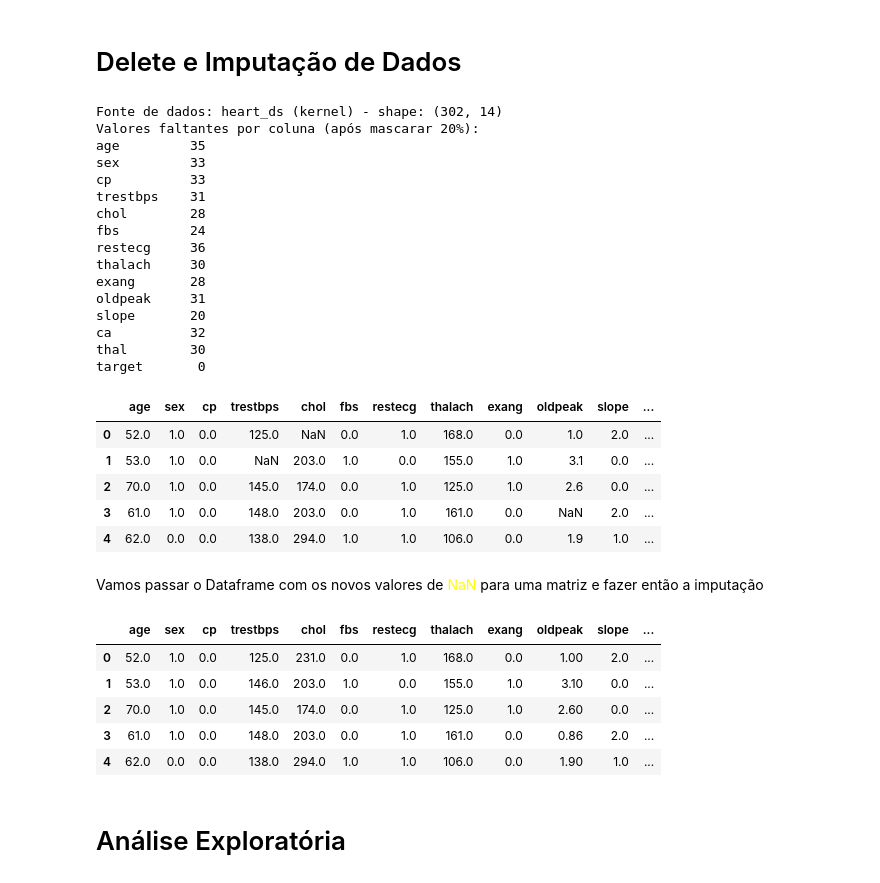
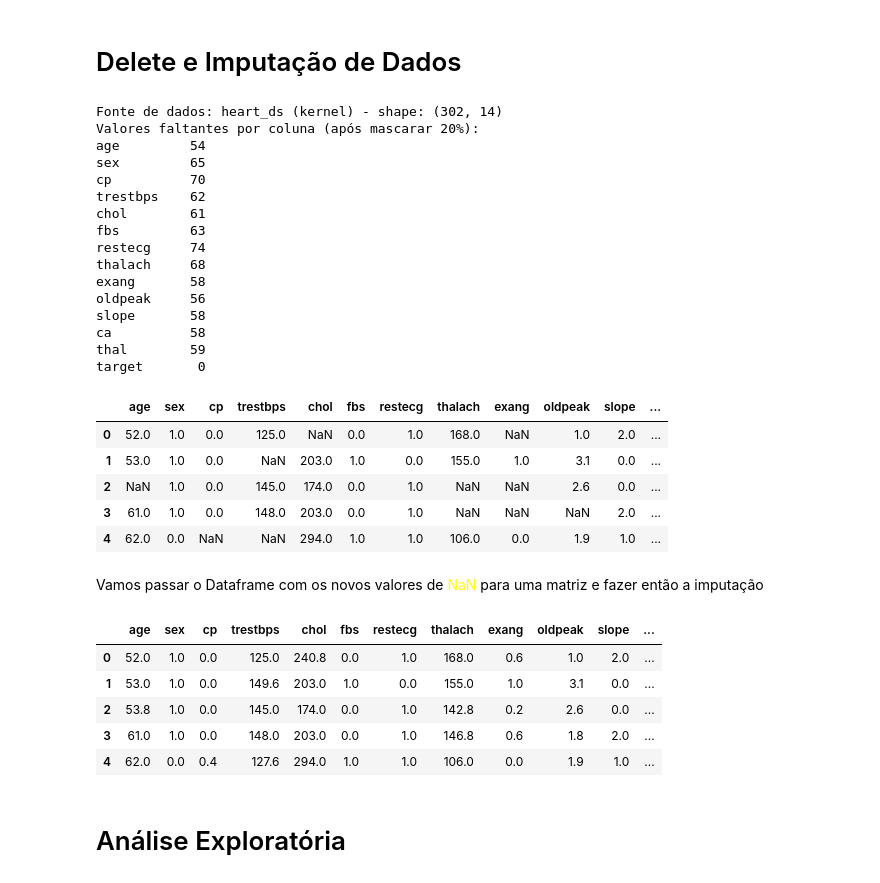
Before and after one commit to Igor-Roberto-Alves/Machine-Learning-1-Project-, a Jupyter notebook: Heart_DS_Complete.ipynb, the cells around one changed output. Cells and saved outputs as stored; diff of their text form; code cells hidden in the pictures.

```diff
--- a/Heart_DS_Complete.ipynb
+++ b/Heart_DS_Complete.ipynb
@@ -104,57 +102,56 @@ Temos inicialmente 1025 pacientes para analisar, porém ao analisarmos mais a fu
 # Delete e Imputação de Dados
 # %%
 # Apagando dados aleatórios
-
 base = heart_ds.copy()
 fonte = "heart_ds (kernel)"
 
 print(f"Fonte de dados: {fonte} - shape: {base.shape}")
 
 # 2) Definir coluna alvo (não apagaremos o alvo para manter a tarefa de classificação)
 if 'target' in base.columns:
     target_col = 'target'
 
 # 3) Copiar e aplicar máscara aleatória de 20% (por célula), exceto na coluna alvo
 rng = np.random.default_rng(42)
-mask = rng.random(base.shape) < 0.1
+mask = rng.random(base.shape) < 0.2
 if target_col in base.columns:
     target_idx = base.columns.get_loc(target_col)
     mask[:, target_idx] = False
 
 heart_ds_missing = base.copy()
 # Aplicar NaN com base na máscara (funciona para numéricos e também converte ints para float quando necessário)
 heart_ds_missing = heart_ds_missing.mask(mask)
 
 # 4) Relatório de faltantes por coluna
 na_counts = heart_ds_missing.isna().sum()
 print("Valores faltantes por coluna (após mascarar 20%):")
 print(na_counts.to_string())
 
 # 5) Pré-visualização
 display(heart_ds_missing.head())
 # %% [output]
 Fonte de dados: heart_ds (kernel) - shape: (302, 14)
 Valores faltantes por coluna (após mascarar 20%):
-age         35
-sex         33
-cp          33
-trestbps    31
-chol        28
-fbs         24
-restecg     36
-thalach     30
-exang       28
-oldpeak     31
-slope       20
-ca          32
-thal        30
+age         54
+sex         65
+cp          70
+trestbps    62
+chol        61
+fbs         63
+restecg     74
+thalach     68
+exang       58
+oldpeak     56
+slope       58
+ca          58
+thal        59
 target       0
 |  | age | sex | cp | trestbps | chol | fbs | restecg | thalach | exang | oldpeak | slope | ... |
-| 0 | 52.0 | 1.0 | 0.0 | 125.0 | NaN | 0.0 | 1.0 | 168.0 | 0.0 | 1.0 | 2.0 | ... |
+| 0 | 52.0 | 1.0 | 0.0 | 125.0 | NaN | 0.0 | 1.0 | 168.0 | NaN | 1.0 | 2.0 | ... |
 | 1 | 53.0 | 1.0 | 0.0 | NaN | 203.0 | 1.0 | 0.0 | 155.0 | 1.0 | 3.1 | 0.0 | ... |
-| 2 | 70.0 | 1.0 | 0.0 | 145.0 | 174.0 | 0.0 | 1.0 | 125.0 | 1.0 | 2.6 | 0.0 | ... |
-| 3 | 61.0 | 1.0 | 0.0 | 148.0 | 203.0 | 0.0 | 1.0 | 161.0 | 0.0 | NaN | 2.0 | ... |
-| 4 | 62.0 | 0.0 | 0.0 | 138.0 | 294.0 | 1.0 | 1.0 | 106.0 | 0.0 | 1.9 | 1.0 | ... |
+| 2 | NaN | 1.0 | 0.0 | 145.0 | 174.0 | 0.0 | 1.0 | NaN | NaN | 2.6 | 0.0 | ... |
+| 3 | 61.0 | 1.0 | 0.0 | 148.0 | 203.0 | 0.0 | 1.0 | NaN | NaN | NaN | 2.0 | ... |
+| 4 | 62.0 | 0.0 | NaN | NaN | 294.0 | 1.0 | 1.0 | 106.0 | 0.0 | 1.9 | 1.0 | ... |
 # %% [markdown]
 Vamos passar o Dataframe com os novos valores de <span style="color:yellow">NaN</span> para uma matriz e fazer então a imputação
 # %%
@@ -186,11 +183,11 @@ heart_imputed = pd.DataFrame(heart_imputed, columns=heart_ds_missing.columns)
 heart_imputed.head()
 # %% [output]
 |  | age | sex | cp | trestbps | chol | fbs | restecg | thalach | exang | oldpeak | slope | ... |
-| 0 | 52.0 | 1.0 | 0.0 | 125.0 | 231.0 | 0.0 | 1.0 | 168.0 | 0.0 | 1.00 | 2.0 | ... |
-| 1 | 53.0 | 1.0 | 0.0 | 146.0 | 203.0 | 1.0 | 0.0 | 155.0 | 1.0 | 3.10 | 0.0 | ... |
-| 2 | 70.0 | 1.0 | 0.0 | 145.0 | 174.0 | 0.0 | 1.0 | 125.0 | 1.0 | 2.60 | 0.0 | ... |
-| 3 | 61.0 | 1.0 | 0.0 | 148.0 | 203.0 | 0.0 | 1.0 | 161.0 | 0.0 | 0.86 | 2.0 | ... |
-| 4 | 62.0 | 0.0 | 0.0 | 138.0 | 294.0 | 1.0 | 1.0 | 106.0 | 0.0 | 1.90 | 1.0 | ... |
+| 0 | 52.0 | 1.0 | 0.0 | 125.0 | 240.8 | 0.0 | 1.0 | 168.0 | 0.6 | 1.0 | 2.0 | ... |
+| 1 | 53.0 | 1.0 | 0.0 | 149.6 | 203.0 | 1.0 | 0.0 | 155.0 | 1.0 | 3.1 | 0.0 | ... |
+| 2 | 53.8 | 1.0 | 0.0 | 145.0 | 174.0 | 0.0 | 1.0 | 142.8 | 0.2 | 2.6 | 0.0 | ... |
+| 3 | 61.0 | 1.0 | 0.0 | 148.0 | 203.0 | 0.0 | 1.0 | 146.8 | 0.6 | 1.8 | 2.0 | ... |
+| 4 | 62.0 | 0.0 | 0.4 | 127.6 | 294.0 | 1.0 | 1.0 | 106.0 | 0.0 | 1.9 | 1.0 | ... |
 # %%
 heart_imputed["sex"] = heart_imputed["sex"].apply(lambda x: 1 if x > 0.5 else 0)
 heart_imputed["fbs"] = heart_imputed["fbs"].apply(lambda x: 1 if x > 0.5 else 0)
```
Also changed, not shown: parts of 165 cells of this notebook.
